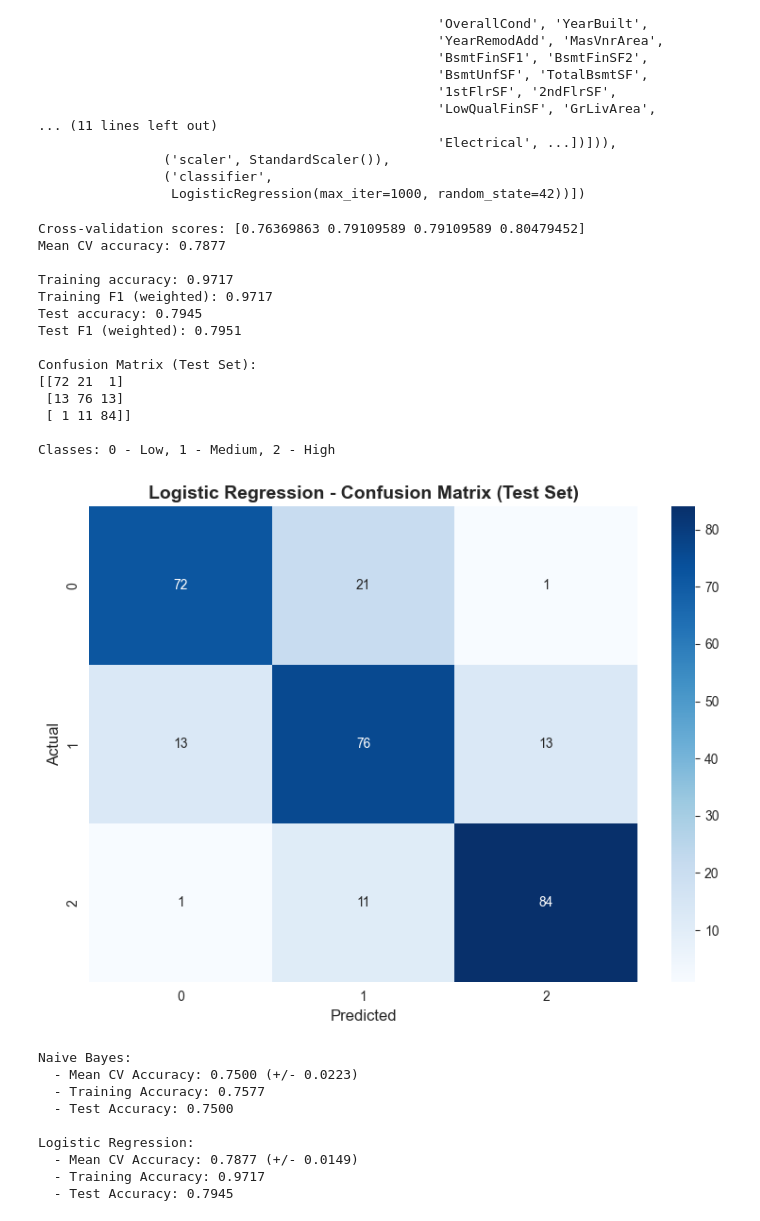
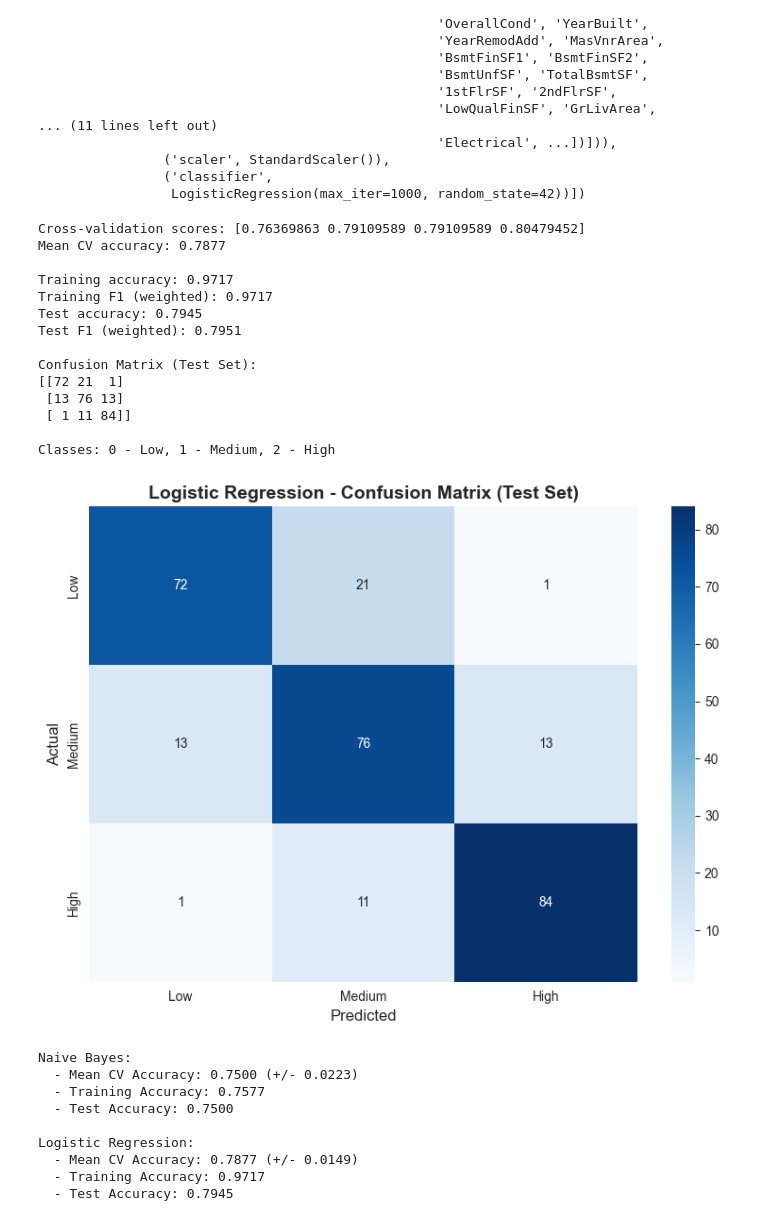
Before and after one commit to haydenpham/CS4120-MLProject, a Jupyter notebook: project/src/train_classification_models.ipynb, the cells around one changed output. Drawn from its saved outputs; the diff is of its cells as text; code cells hidden in the pictures.

```diff
--- a/project/src/train_classification_models.ipynb
+++ b/project/src/train_classification_models.ipynb
@@ -168,36 +168,36 @@ test_f1_lr = f1_score(y_test, y_test_pred_lr, average='weighted')
 print(f"Test accuracy: {test_accuracy_lr:.4f}")
 print(f"Test F1 (weighted): {test_f1_lr:.4f}")
 
 print("\nConfusion Matrix (Test Set):")
 cm_lr = confusion_matrix(y_test, y_test_pred_lr)
 print(cm_lr)
 print("\nClasses: 0 - Low, 1 - Medium, 2 - High")
 
 plt.figure(figsize=(8, 6))
 sns.heatmap(cm_lr, annot=True, fmt='d', cmap='Blues',
-            xticklabels=lr_pipeline.classes_,
-            yticklabels=lr_pipeline.classes_)
+            xticklabels=['Low', 'Medium', 'High'],
+            yticklabels=['Low', 'Medium', 'High'])
 plt.title('Logistic Regression - Confusion Matrix (Test Set)', fontsize=14, fontweight='bold')
 plt.ylabel('Actual', fontsize=12)
 plt.xlabel('Predicted', fontsize=12)
 plt.tight_layout()
 plt.show()
 # %% [output]
 Cross-validation scores: [0.76369863 0.79109589 0.79109589 0.80479452]
 Mean CV accuracy: 0.7877
 
 Training accuracy: 0.9717
 Training F1 (weighted): 0.9717
 Test accuracy: 0.7945
 Test F1 (weighted): 0.7951
 
 Confusion Matrix (Test Set):
 [[72 21  1]
  [13 76 13]
  [ 1 11 84]]
 
 Classes: 0 - Low, 1 - Medium, 2 - High
-[figure, old version]
+[figure, new version]
 # %%
 # Summary
 print(f"\nNaive Bayes:")
```
Also changed, not shown: parts of 1 cell of this notebook.
